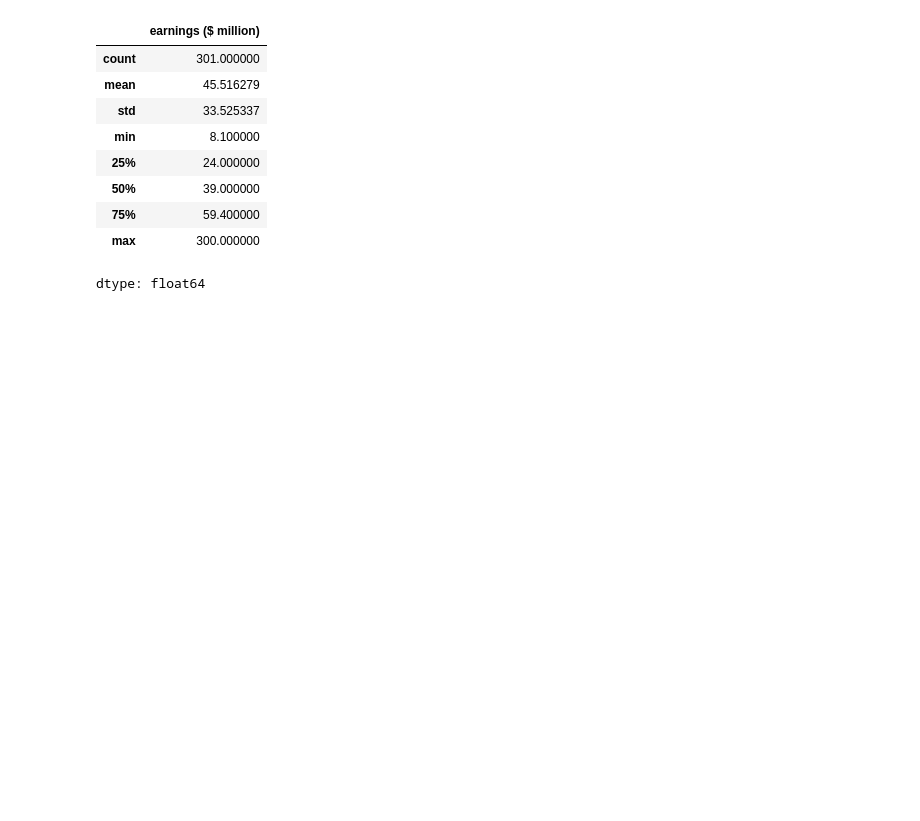
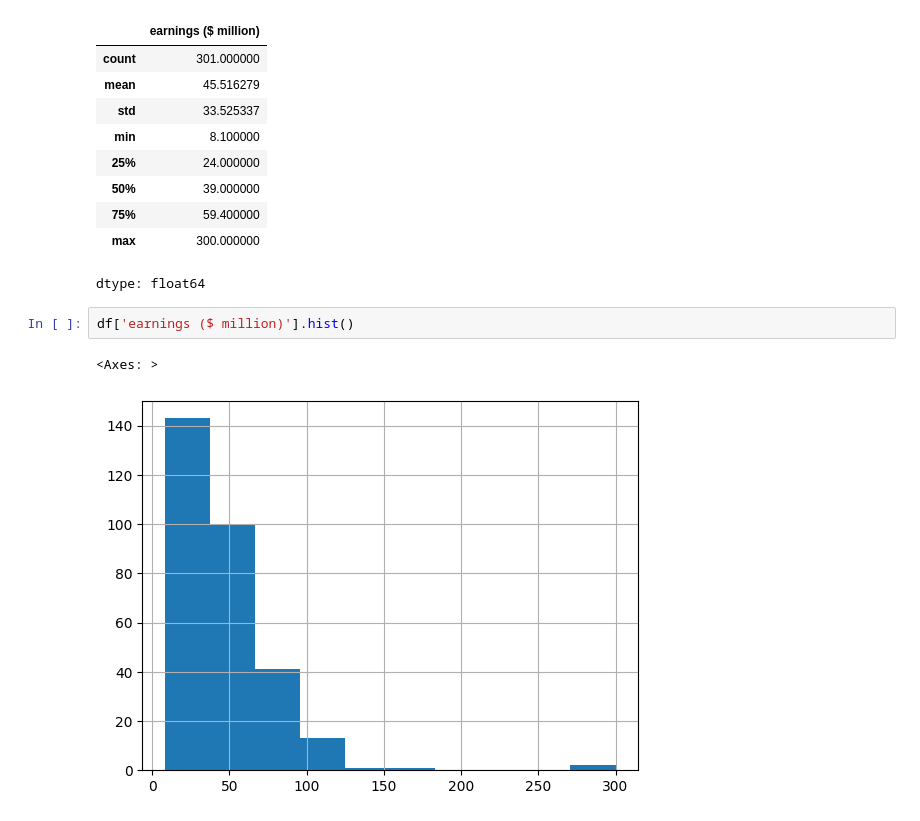
Before and after one commit to Catal2s/PREPROCESAMIENTO-DE-DATOS_001D-2026, a Jupyter notebook: PDD_Actividad_1.ipynb, the cells around one changed output. Cells and saved outputs as stored; diff of their text form; blank space fills up the shorter version.

```diff
--- a/PDD_Actividad_1.ipynb
+++ b/PDD_Actividad_1.ipynb
@@ -85,3 +85,8 @@ df['earnings ($ million)'].describe()
 | 75% | 59.400000 |
 | max | 300.000000 |
 dtype: float64
+# %%
+df['earnings ($ million)'].hist()
+# %% [output]
+<Axes: >
+[figure, added]
```
